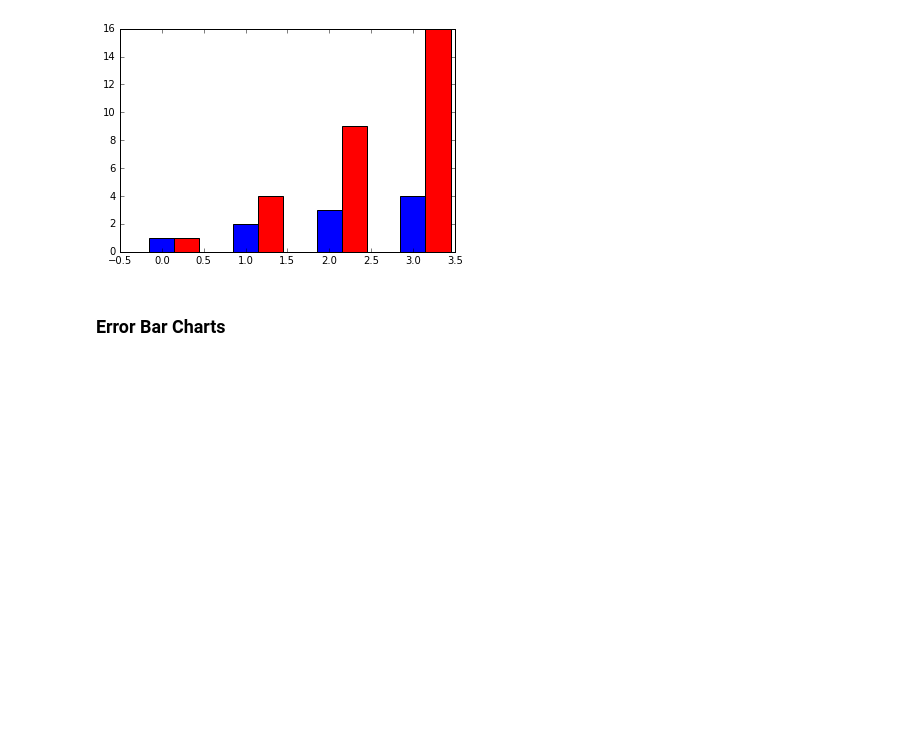
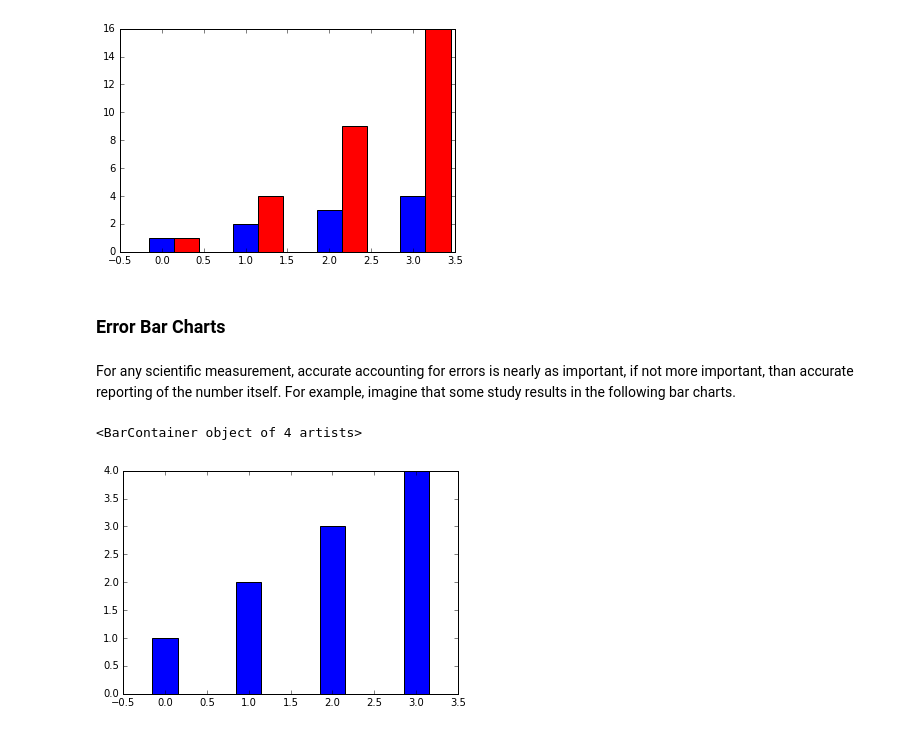
Before and after one commit to WahlerP/csfundamentals-hsg, a Jupyter notebook: Data_Visualization.ipynb, the cells around one changed output. Cells and saved outputs as stored; diff of their text form; code cells hidden in the pictures; blank space fills up the shorter version.

```diff
--- a/Data_Visualization.ipynb
+++ b/Data_Visualization.ipynb
@@ -581,3 +583,18 @@ plt.bar(new_xvals, exponential_data, width = 0.3 ,color='red')
 [figure]
 # %% [markdown]
 ### Error Bar Charts
+# %% [markdown]
+For any scientific measurement, accurate accounting for errors is nearly as important, if not more important, than accurate reporting of the number itself.
+For example, imagine that some study results in the following bar charts.
+# %%
+
+linear_data = [1,2,3,4]
+xvals = range(len(linear_data))
+
+
+
+# This will plot a new set of bars with errorbars using the list of random error values
+plt.bar(xvals, linear_data, width = 0.3)
+# %% [output]
+<BarContainer object of 4 artists>
+[figure, added]
```
Also changed, not shown: parts of 54 cells of this notebook.
